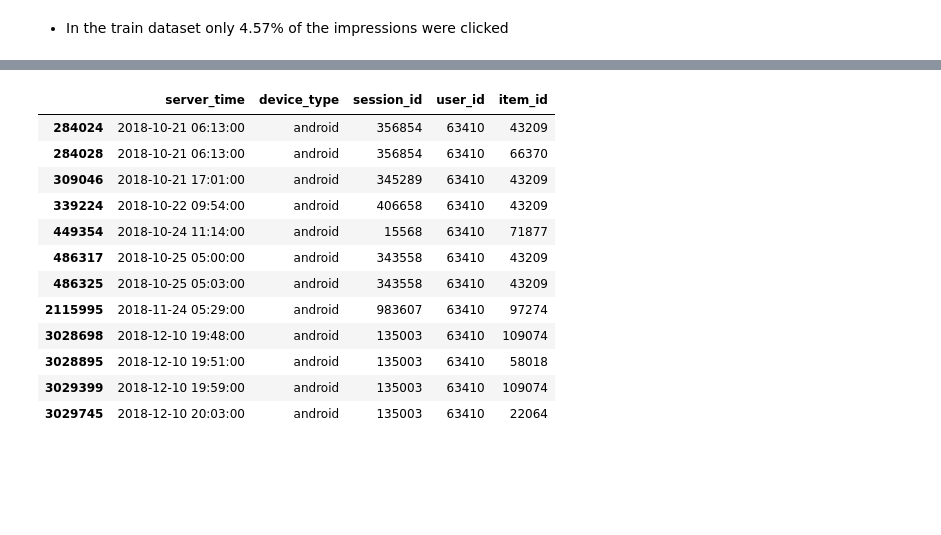
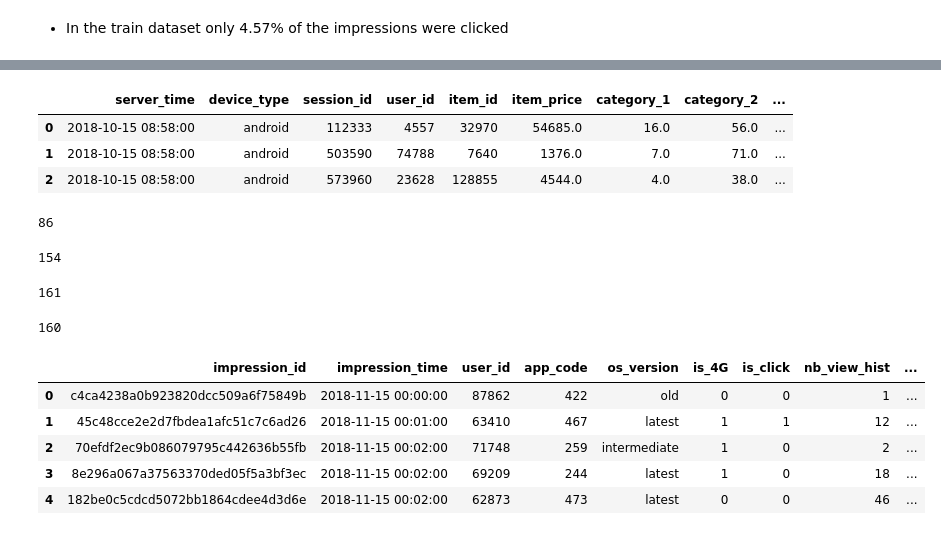
Before and after one commit to sk48880/AV-WNS-Analytics-wizard-2019, a Jupyter notebook: WNS_Analytics_Wizard_Click_through_rate_prediction.ipynb, the cells around one changed output, grey strips where cells are left out. Saved outputs shown, nothing was run; the diff lists cells and outputs as text; code cells hidden in the pictures; blank space fills up the shorter version.

```diff
--- a/WNS_Analytics_Wizard_Click_through_rate_prediction.ipynb
+++ b/WNS_Analytics_Wizard_Click_through_rate_prediction.ipynb
@@ -315,16 +297,0 @@ train[train.user_id == 63410]
-# %%
-log[log.user_id == 63410]
-# %% [output]
-|  | server_time | device_type | session_id | user_id | item_id |
-| 284024 | 2018-10-21 06:13:00 | android | 356854 | 63410 | 43209 |
-| 284028 | 2018-10-21 06:13:00 | android | 356854 | 63410 | 66370 |
-| 309046 | 2018-10-21 17:01:00 | android | 345289 | 63410 | 43209 |
-| 339224 | 2018-10-22 09:54:00 | android | 406658 | 63410 | 43209 |
-| 449354 | 2018-10-24 11:14:00 | android | 15568 | 63410 | 71877 |
-| 486317 | 2018-10-25 05:00:00 | android | 343558 | 63410 | 43209 |
-| 486325 | 2018-10-25 05:03:00 | android | 343558 | 63410 | 43209 |
-| 2115995 | 2018-11-24 05:29:00 | android | 983607 | 63410 | 97274 |
-| 3028698 | 2018-12-10 19:48:00 | android | 135003 | 63410 | 109074 |
-| 3028895 | 2018-12-10 19:51:00 | android | 135003 | 63410 | 58018 |
-| 3029399 | 2018-12-10 19:59:00 | android | 135003 | 63410 | 109074 |
-| 3029745 | 2018-12-10 20:03:00 | android | 135003 | 63410 | 22064 |
@@ -330,0 +300,48 @@ log[log.user_id == 63410]
+# %%
+log_final.head(3)
+# %% [output]
+|  | server_time | device_type | session_id | user_id | item_id | item_price | category_1 | category_2 | ... |
+| 0 | 2018-10-15 08:58:00 | android | 112333 | 4557 | 32970 | 54685.0 | 16.0 | 56.0 | ... |
+| 1 | 2018-10-15 08:58:00 | android | 503590 | 74788 | 7640 | 1376.0 | 7.0 | 71.0 | ... |
+| 2 | 2018-10-15 08:58:00 | android | 573960 | 23628 | 128855 | 4544.0 | 4.0 | 38.0 | ... |
+# %%
+nb_view_hist = log_final.groupby('user_id').count()[['session_id']]
+nb_view_hist.columns = ['nb_view_hist']
+train_df = pd.merge(train, nb_view_hist, how= 'left', on= 'user_id')
+del nb_view_hist
+gc.collect()
+# %% [output]
+86
+# %%
+min_server_time = log_final.groupby('user_id').min()[['server_time']]
+min_server_time.columns = ['min_server_time']
+train_df = pd.merge(train_df, min_server_time, how= 'left', on= 'user_id')
+del min_server_time
+gc.collect()
+# %% [output]
+154
+# %%
+max_server_time = log_final.groupby('user_id').max()[['server_time']]
+max_server_time.columns = ['max_server_time']
+train_df = pd.merge(train_df, max_server_time, how= 'left', on= 'user_id')
+del max_server_time
+gc.collect()
+# %% [output]
+161
+# %%
+avg_item_price = log_final.groupby('user_id').mean()[['item_price']]
+avg_item_price.columns = ['avg_item_price']
+train_df = pd.merge(train_df, avg_item_price, how= 'left', on= 'user_id')
+del avg_item_price
+gc.collect()
+# %% [output]
+160
+# %%
+train_df.head()
+# %% [output]
+|  | impression_id | impression_time | user_id | app_code | os_version | is_4G | is_click | nb_view_hist | ... |
+| 0 | c4ca4238a0b923820dcc509a6f75849b | 2018-11-15 00:00:00 | 87862 | 422 | old | 0 | 0 | 1 | ... |
+| 1 | 45c48cce2e2d7fbdea1afc51c7c6ad26 | 2018-11-15 00:01:00 | 63410 | 467 | latest | 1 | 1 | 12 | ... |
+| 2 | 70efdf2ec9b086079795c442636b55fb | 2018-11-15 00:02:00 | 71748 | 259 | intermediate | 1 | 0 | 2 | ... |
+| 3 | 8e296a067a37563370ded05f5a3bf3ec | 2018-11-15 00:02:00 | 69209 | 244 | latest | 1 | 0 | 18 | ... |
+| 4 | 182be0c5cdcd5072bb1864cdee4d3d6e | 2018-11-15 00:02:00 | 62873 | 473 | latest | 0 | 0 | 46 | ... |
```
Also changed, not shown: parts of 3 cells of this notebook.
